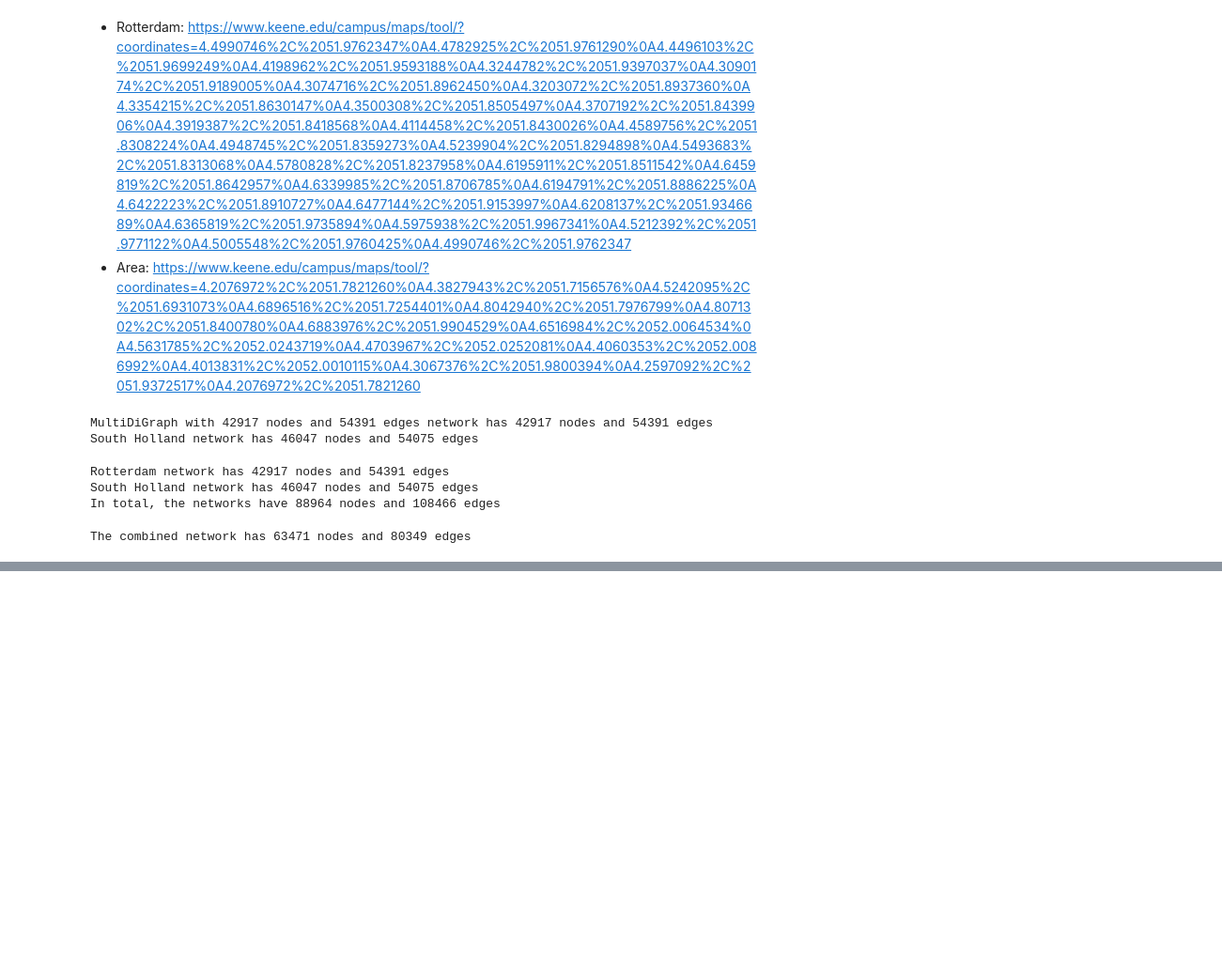
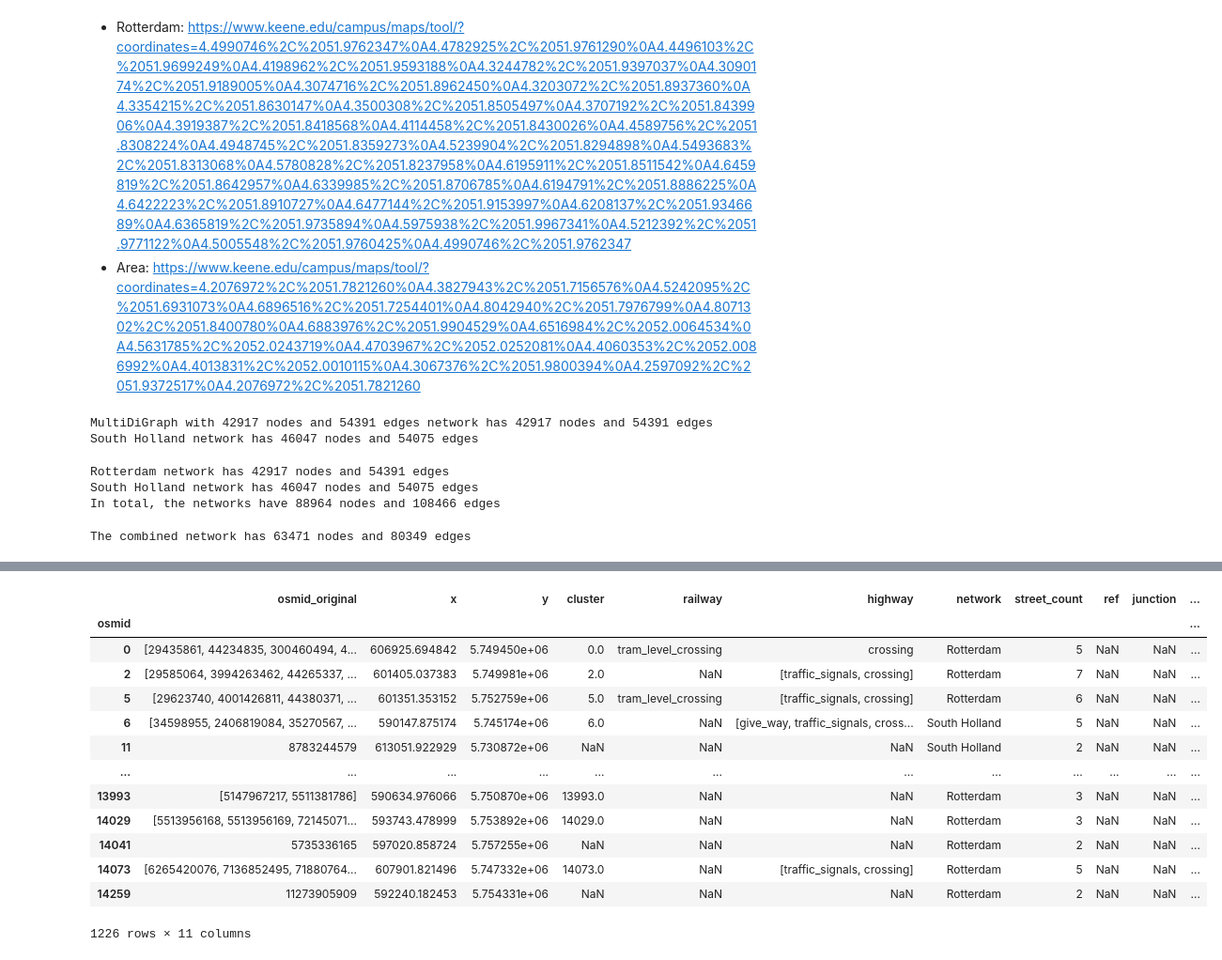
Before and after one commit to EwoutH/urban-self-driving-effects, a Jupyter notebook: network/create_network.ipynb, the cells around one changed output, grey strips where cells are left out. Shown at 94% size. Drawn from its saved outputs; the diff is of its cells as text; code cells hidden in the pictures; blank space fills up the shorter version.

```diff
--- a/network/create_network.ipynb
+++ b/network/create_network.ipynb
@@ -181,0 +194,18 @@ fig.savefig("../img/merged_network.png", dpi=200, bbox_inches="tight")
+# %%
+nodes = ox.graph_to_gdfs(merged_network, edges=False)
+nodes
+# %% [output]
+|  | osmid_original | x | y | cluster | railway | highway | network | street_count | ref | junction | ... |
+| osmid |  |  |  |  |  |  |  |  |  |  | ... |
+| 0 | [29435861, 44234835, 300460494, 4... | 606925.694842 | 5.749450e+06 | 0.0 | tram_level_crossing | crossing | Rotterdam | 5 | NaN | NaN | ... |
+| 2 | [29585064, 3994263462, 44265337, ... | 601405.037383 | 5.749981e+06 | 2.0 | NaN | [traffic_signals, crossing] | Rotterdam | 7 | NaN | NaN | ... |
+| 5 | [29623740, 4001426811, 44380371, ... | 601351.353152 | 5.752759e+06 | 5.0 | tram_level_crossing | [traffic_signals, crossing] | Rotterdam | 6 | NaN | NaN | ... |
+| 6 | [34598955, 2406819084, 35270567, ... | 590147.875174 | 5.745174e+06 | 6.0 | NaN | [give_way, traffic_signals, cross... | South Holland | 5 | NaN | NaN | ... |
+| 11 | 8783244579 | 613051.922929 | 5.730872e+06 | NaN | NaN | NaN | South Holland | 2 | NaN | NaN | ... |
+| ... | ... | ... | ... | ... | ... | ... | ... | ... | ... | ... | ... |
+| 13993 | [5147967217, 5511381786] | 590634.976066 | 5.750870e+06 | 13993.0 | NaN | NaN | Rotterdam | 3 | NaN | NaN | ... |
+| 14029 | [5513956168, 5513956169, 72145071... | 593743.478999 | 5.753892e+06 | 14029.0 | NaN | NaN | Rotterdam | 3 | NaN | NaN | ... |
+| 14041 | 5735336165 | 597020.858724 | 5.757255e+06 | NaN | NaN | NaN | Rotterdam | 2 | NaN | NaN | ... |
+| 14073 | [6265420076, 7136852495, 71880764... | 607901.821496 | 5.747332e+06 | 14073.0 | NaN | [traffic_signals, crossing] | Rotterdam | 5 | NaN | NaN | ... |
+| 14259 | 11273905909 | 592240.182453 | 5.754331e+06 | NaN | NaN | NaN | Rotterdam | 2 | NaN | NaN | ... |
+1226 rows × 11 columns
```
Also changed, not shown: parts of 15 cells of this notebook, 3 other files.
